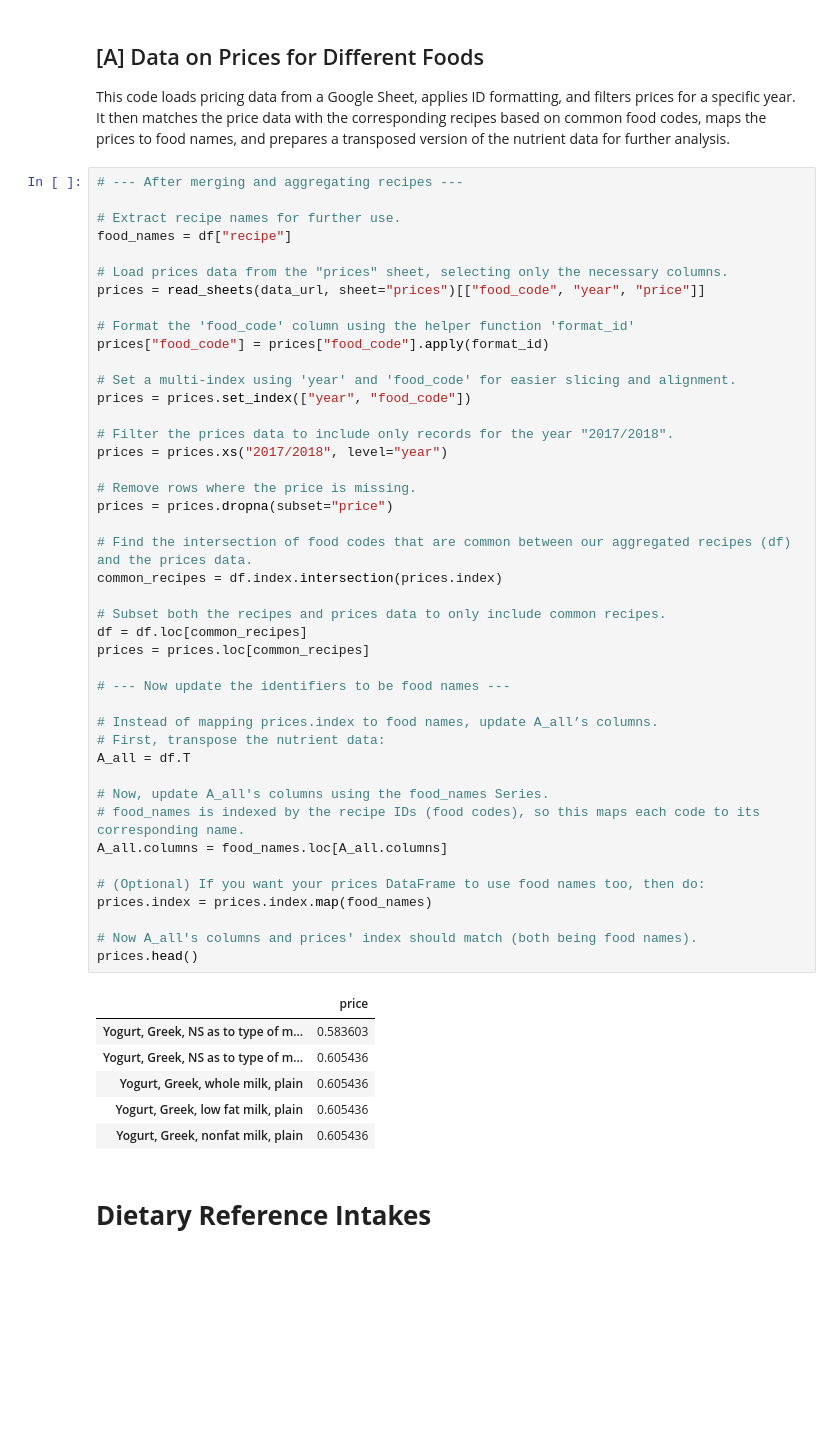
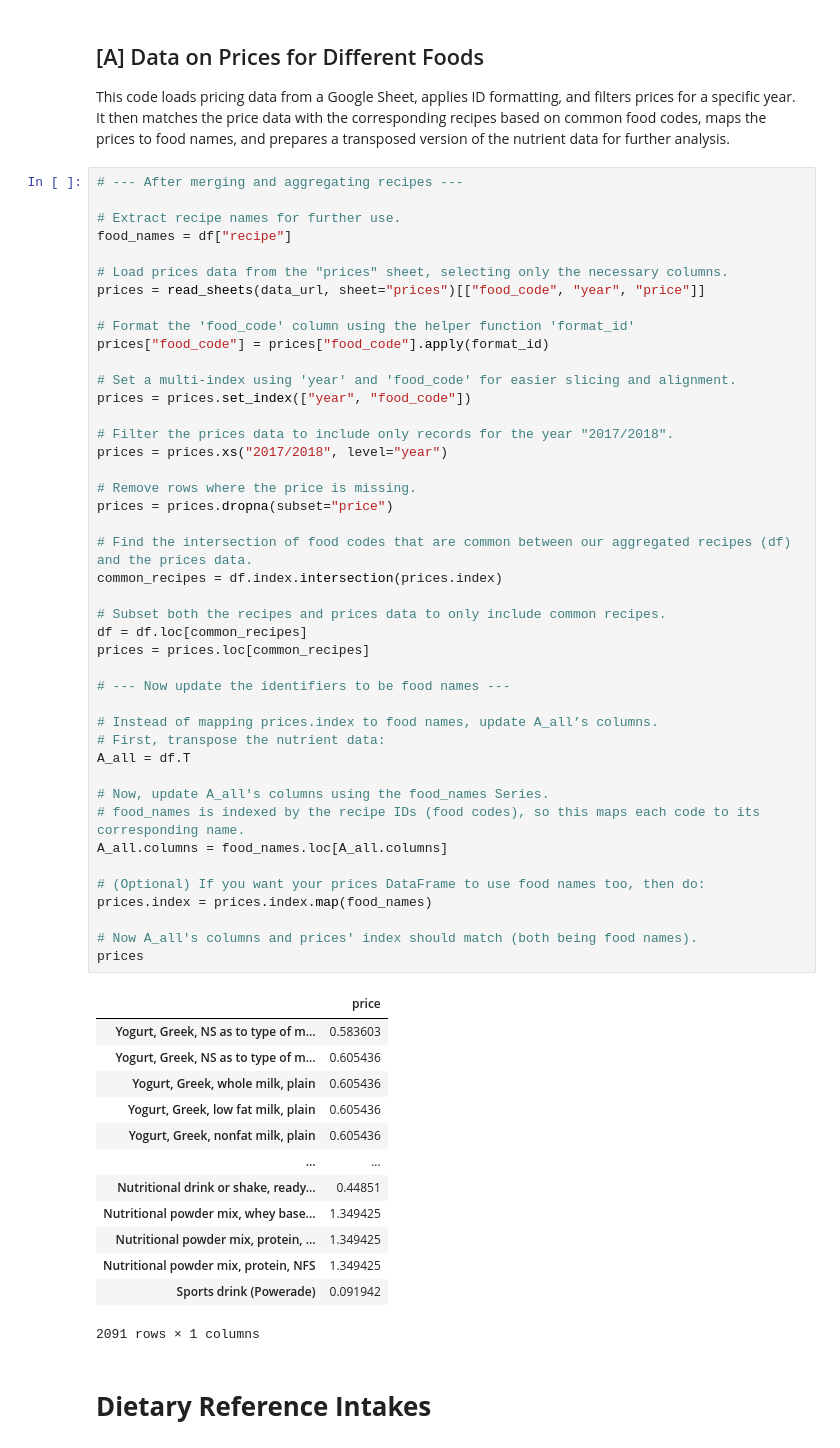
Before and after one commit to colby-alonzo/EEP153_Proj2, a Jupyter notebook: Official_Team_Code.ipynb, the cells around one changed output. Saved outputs shown, nothing was run; the diff lists cells and outputs as text; blank space fills up the shorter version.

```diff
--- a/Official_Team_Code.ipynb
+++ b/Official_Team_Code.ipynb
@@ -229,34 +224,41 @@ prices = prices.xs("2017/2018", level="year")
 prices = prices.dropna(subset="price")
 
 # Find the intersection of food codes that are common between our aggregated recipes (df) and the prices data.
 common_recipes = df.index.intersection(prices.index)
 
 # Subset both the recipes and prices data to only include common recipes.
 df = df.loc[common_recipes]
 prices = prices.loc[common_recipes]
 
 # --- Now update the identifiers to be food names ---
 
 # Instead of mapping prices.index to food names, update A_all’s columns.
 # First, transpose the nutrient data:
 A_all = df.T
 
 # Now, update A_all's columns using the food_names Series.
 # food_names is indexed by the recipe IDs (food codes), so this maps each code to its corresponding name.
 A_all.columns = food_names.loc[A_all.columns]
 
 # (Optional) If you want your prices DataFrame to use food names too, then do:
 prices.index = prices.index.map(food_names)
 
 # Now A_all's columns and prices' index should match (both being food names).
-prices.head()
+prices
 # %% [output]
 |  | price |
 | Yogurt, Greek, NS as to type of m... | 0.583603 |
 | Yogurt, Greek, NS as to type of m... | 0.605436 |
 | Yogurt, Greek, whole milk, plain | 0.605436 |
 | Yogurt, Greek, low fat milk, plain | 0.605436 |
 | Yogurt, Greek, nonfat milk, plain | 0.605436 |
+| ... | ... |
+| Nutritional drink or shake, ready... | 0.44851 |
+| Nutritional powder mix, whey base... | 1.349425 |
+| Nutritional powder mix, protein, ... | 1.349425 |
+| Nutritional powder mix, protein, NFS | 1.349425 |
+| Sports drink (Powerade) | 0.091942 |
+2091 rows × 1 columns
 # %% [markdown]
 # **Dietary Reference Intakes**
 # %%
```
Also changed, not shown: parts of 22 cells of this notebook, 4 other files.
